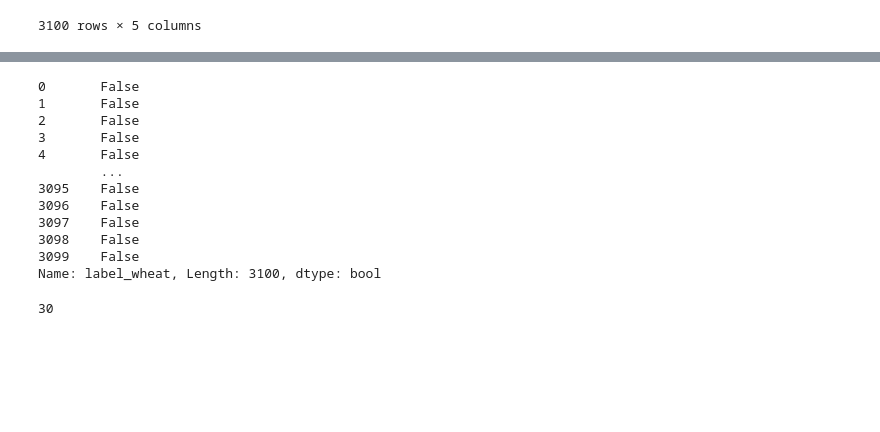
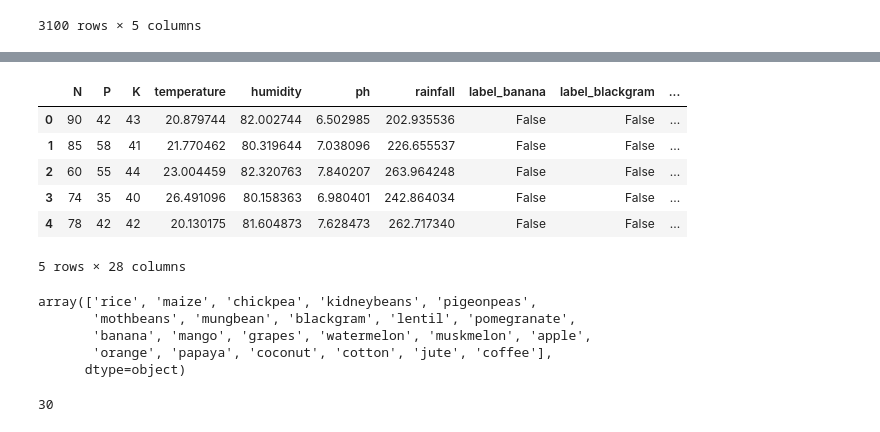
Before and after one commit to siddhant-rajhans/ML_crop-prediction, a Jupyter notebook: cp_simplified.ipynb, the cells around one changed output, grey strips where cells are left out. Saved outputs shown, nothing was run; the diff lists cells and outputs as text; code cells hidden in the pictures; blank space fills up the shorter version.

```diff
--- a/cp_simplified.ipynb
+++ b/cp_simplified.ipynb
@@ -49,18 +60,13 @@ X
-# %%
-y
-# %% [output]
-0       False
-1       False
-2       False
-3       False
-4       False
-        ...
-3095    False
-3096    False
-3097    False
-3098    False
-3099    False
-Name: label_wheat, Length: 3100, dtype: bool
+# %%
+data2.head()
+# %% [output]
+|  | N | P | K | temperature | humidity | ph | rainfall | label_banana | label_blackgram | ... |
+| 0 | 90 | 42 | 43 | 20.879744 | 82.002744 | 6.502985 | 202.935536 | False | False | ... |
+| 1 | 85 | 58 | 41 | 21.770462 | 80.319644 | 7.038096 | 226.655537 | False | False | ... |
+| 2 | 60 | 55 | 44 | 23.004459 | 82.320763 | 7.840207 | 263.964248 | False | False | ... |
+| 3 | 74 | 35 | 40 | 26.491096 | 80.158363 | 6.980401 | 242.864034 | False | False | ... |
+| 4 | 78 | 42 | 42 | 20.130175 | 81.604873 | 7.628473 | 262.717340 | False | False | ... |
+5 rows × 28 columns
 # %%
 # Define crop labels (modify these based on your actual labels)
 crops = ['wheat', 'mungbean', 'Tea', 'millet', 'maize', 'lentil', 'jute', 'cofee',
@@ -68,6 +74,14 @@ crops = ['wheat', 'mungbean', 'Tea', 'millet', 'maize', 'lentil', 'jute', 'cofee
         'kidney beans', 'moth beans', 'coconut', 'blackgram', 'adzuki beans',
         'pigeon peas', 'chick peas', 'banana', 'grapes', 'apple', 'mango',
         'muskmelon', 'orange', 'papaya', 'watermelon', 'pomegranate']
+# %%
+crop2
+# %% [output]
+array(['rice', 'maize', 'chickpea', 'kidneybeans', 'pigeonpeas',
+       'mothbeans', 'mungbean', 'blackgram', 'lentil', 'pomegranate',
+       'banana', 'mango', 'grapes', 'watermelon', 'muskmelon', 'apple',
+       'orange', 'papaya', 'coconut', 'cotton', 'jute', 'coffee'],
+      dtype=object)
 # %%
 len(crops)
 # %% [output]
```
Also changed, not shown: parts of 23 cells of this notebook, 8 other files.
